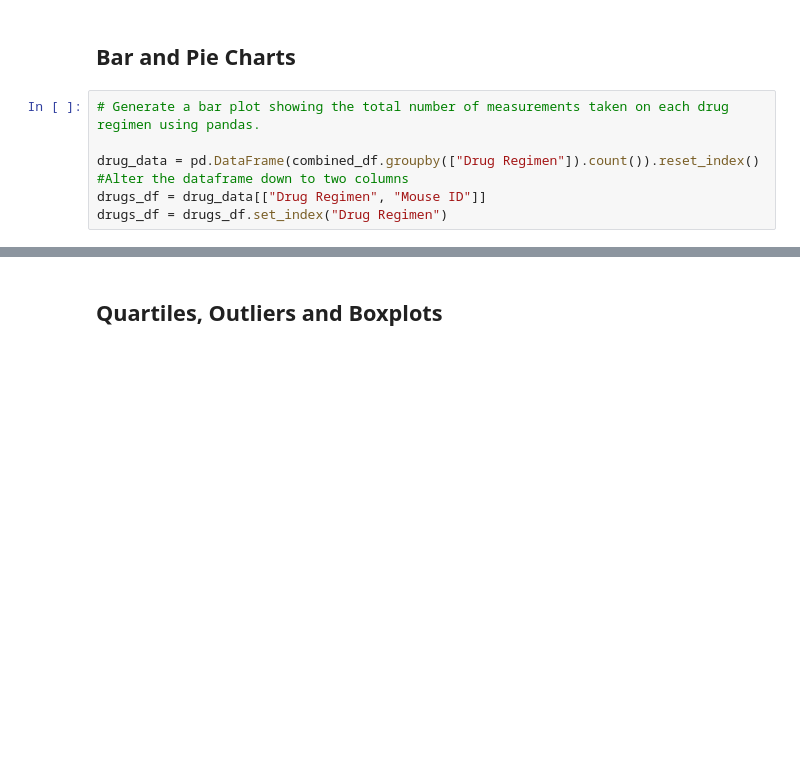
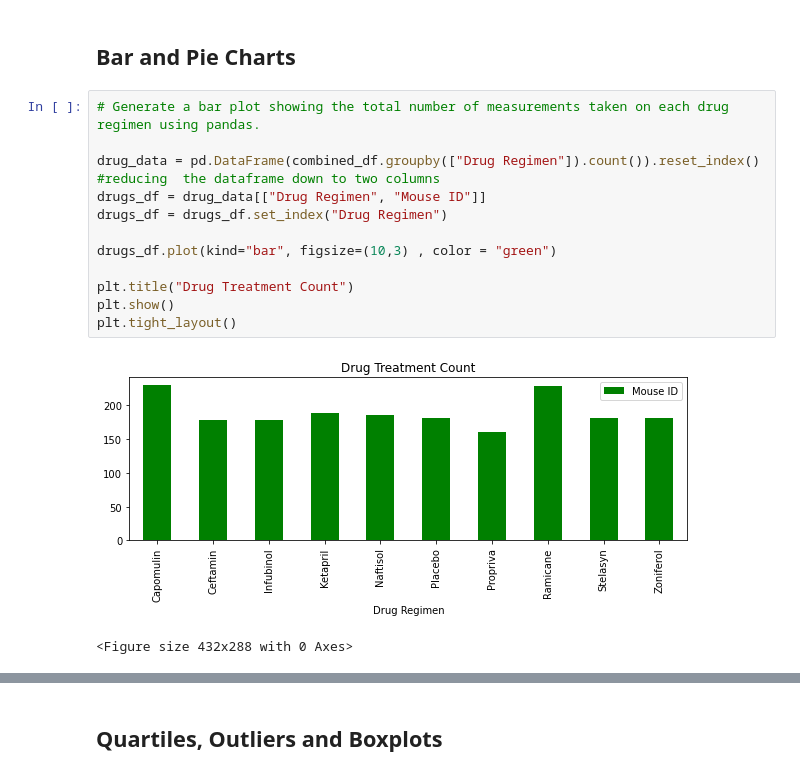
Before and after one commit to jagnoor/Matplotlib-The-Power-of-Plots, a Jupyter notebook: Matplotlib-Instructions/Pymaceuticals/pymaceuticals.ipynb, the cells around one changed output, grey strips where cells are left out. Drawn from its saved outputs; the diff is of its cells as text; blank space fills up the shorter version.

```diff
--- a/Matplotlib-Instructions/Pymaceuticals/pymaceuticals.ipynb
+++ b/Matplotlib-Instructions/Pymaceuticals/pymaceuticals.ipynb
@@ -160,9 +149,18 @@ summary_df2
 # %%
 # Generate a bar plot showing the total number of measurements taken on each drug regimen using pandas.
 
 drug_data = pd.DataFrame(combined_df.groupby(["Drug Regimen"]).count()).reset_index()
-#Alter the dataframe down to two columns
+#reducing  the dataframe down to two columns
 drugs_df = drug_data[["Drug Regimen", "Mouse ID"]]
 drugs_df = drugs_df.set_index("Drug Regimen")
+
+drugs_df.plot(kind="bar", figsize=(10,3) , color = "green")
+
+plt.title("Drug Treatment Count")
+plt.show()
+plt.tight_layout()
+# %% [output]
+[figure, added]
+<Figure size 432x288 with 0 Axes>
 # %%
 # Generate a bar plot showing the total number of measurements taken on each drug regimen using pyplot.
```
Also changed, not shown: parts of 25 cells of this notebook, 3 other files.
